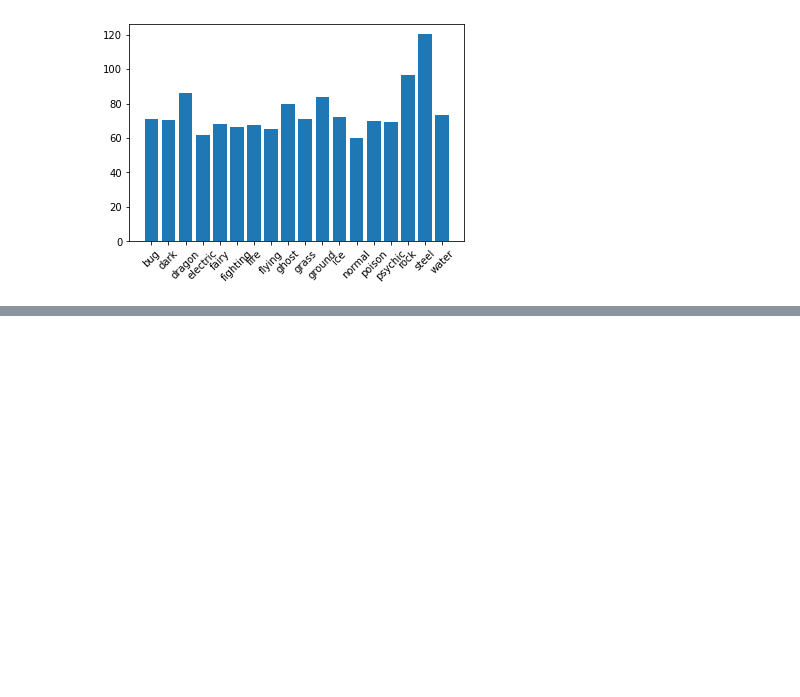
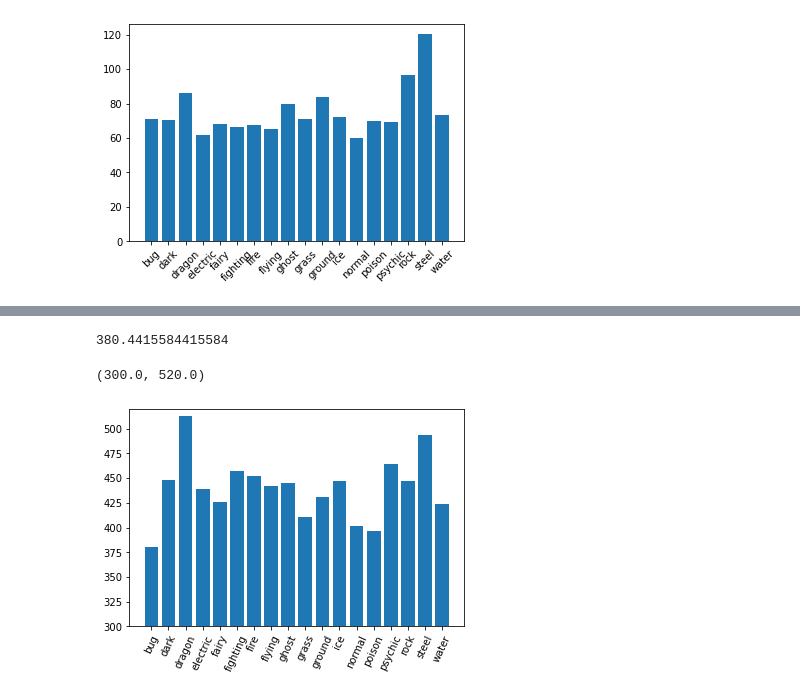
Before and after one commit to j-hendricks/Pokemon-Analysis, a Jupyter notebook: jupyter_notebook/Cleaning_Data.ipynb, the cells around one changed output, grey strips where cells are left out. Saved outputs shown, nothing was run; the diff lists cells and outputs as text; code cells hidden in the pictures; blank space fills up the shorter version.

```diff
--- a/jupyter_notebook/Cleaning_Data.ipynb
+++ b/jupyter_notebook/Cleaning_Data.ipynb
@@ -555,0 +791,16 @@ typing_info
+# %%
+type_dict['bug']['base_total'].mean()
+# %% [output]
+380.4415584415584
+# %%
+types_base_total = list()
+for _type in types:
+    _mean = type_dict[_type]['base_total'].mean()
+    types_base_total.append(round(_mean,0))
+
+plt.bar(types, types_base_total)
+plt.xticks(rotation = 65)
+plt.ylim(300, 520)
+# %% [output]
+(300.0, 520.0)
+[figure, added]
```
Also changed, not shown: parts of 47 cells of this notebook.
